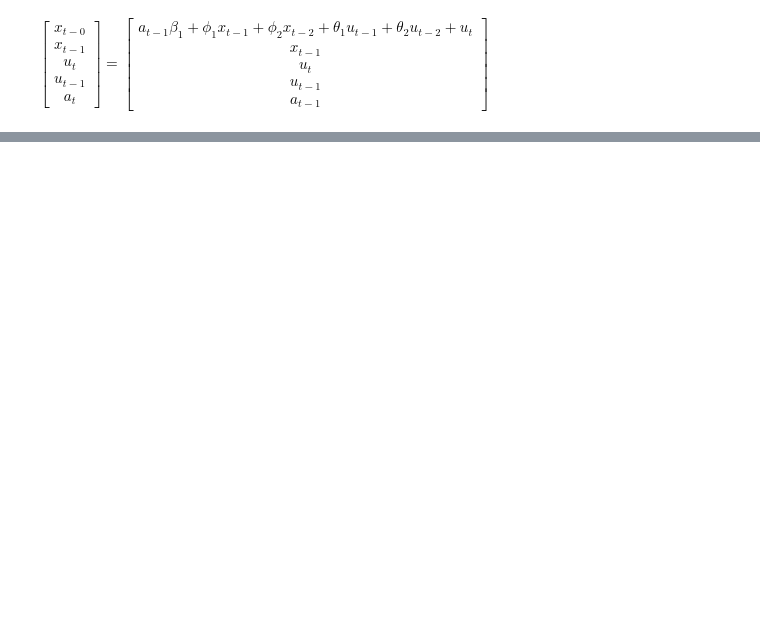
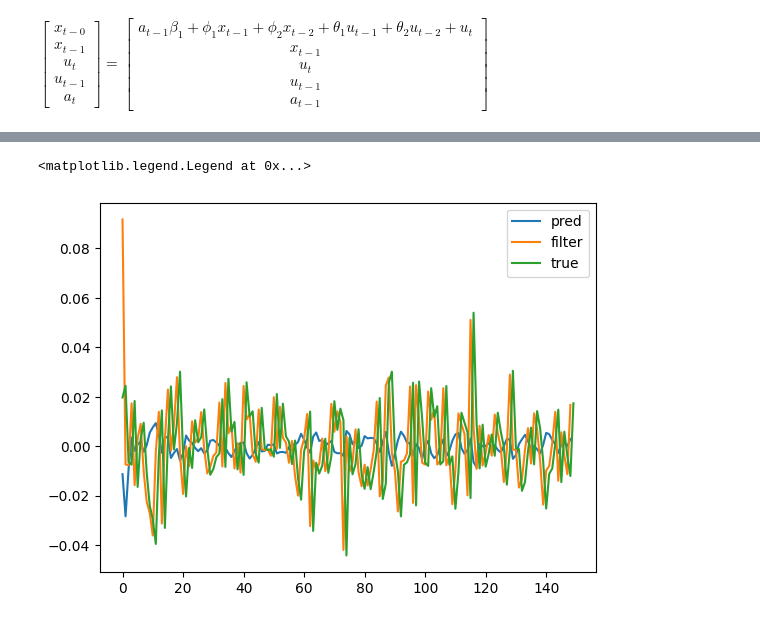
Before and after one commit to lukasgrahl/portfolio_tracker, a Jupyter notebook: notebooks/arima_lukas.ipynb, the cells around one changed output, grey strips where cells are left out. Cells and saved outputs as stored; diff of their text form; code cells hidden in the pictures; blank space fills up the shorter version.

```diff
--- a/notebooks/arima_lukas.ipynb
+++ b/notebooks/arima_lukas.ipynb
@@ -172,0 +230,47 @@ array([[-0.36671969, -0.13347194,  0.21725022,  0.24566215, -0.06611698],
+# %%
+kfilter = KalmanFilter(xdim, zdim)
+kfilter.F = T
+kfilter.Q = Q
+kfilter.H = Z
+kfilter.R = H
+
+# set starting values
+kfilter.x = x0
+kfilter.P = P0
+z0 = np.array([.1, .1, 0, .1]).reshape(4, 1)
+# %%
+i = 1
+X_out, X_pred, P_out, P_pred, LL_out = [], [], [], [], []
+
+z = z0.copy()
+
+for i in range(0, len(zs)-1):
+
+    kfilter.predict()
+    X_pred.append(kfilter.x)
+    P_pred.append(kfilter.P)
+
+    kfilter.update(z)
+
+    # update moving MA(1) in measurment for i+1
+    zs[i+1, 2] =  zs[i+1, 0] - kfilter.x[0]
+    z = zs[i+1]
+
+    X_out.append(kfilter.x)
+    P_out.append(kfilter.P)
+    LL_out.append(kfilter.log_likelihood)
+
+X_out = np.array(X_out)
+P_out = np.array(P_out)
+X_pred = np.array(X_pred)
+P_pred = np.array(P_pred)
+LL_out = np.array(LL_out)
+# %%
+inds, inde = 0, 150
+plt.plot(X_pred[inds:inde, 0])
+plt.plot(X_out[inds:inde, 0])
+plt.plot(test['^GSPC_lead'].values[inds:inde])
+plt.legend(['pred', 'filter', 'true'])
+# %% [output]
+<matplotlib.legend.Legend at 0x...>
+[figure, added]
```
Also changed, not shown: parts of 43 cells of this notebook.
